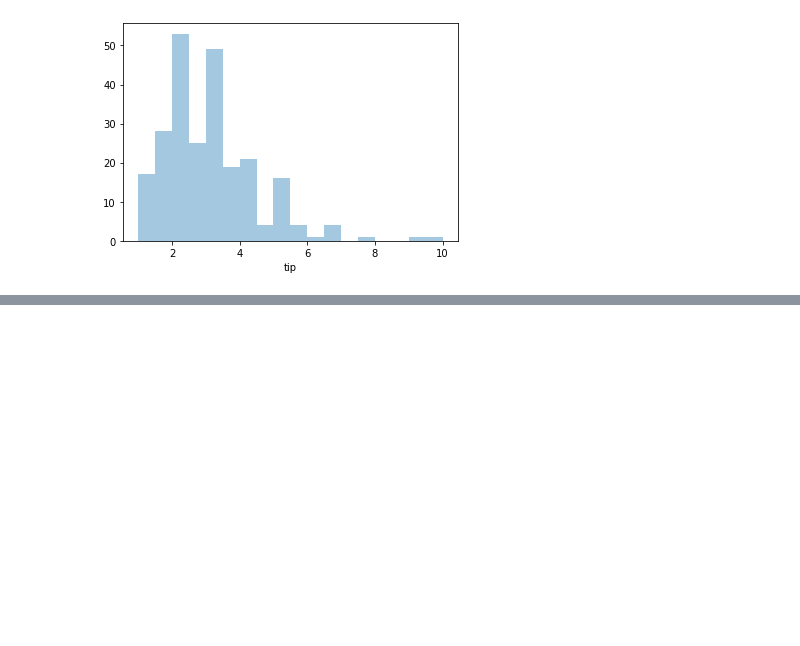
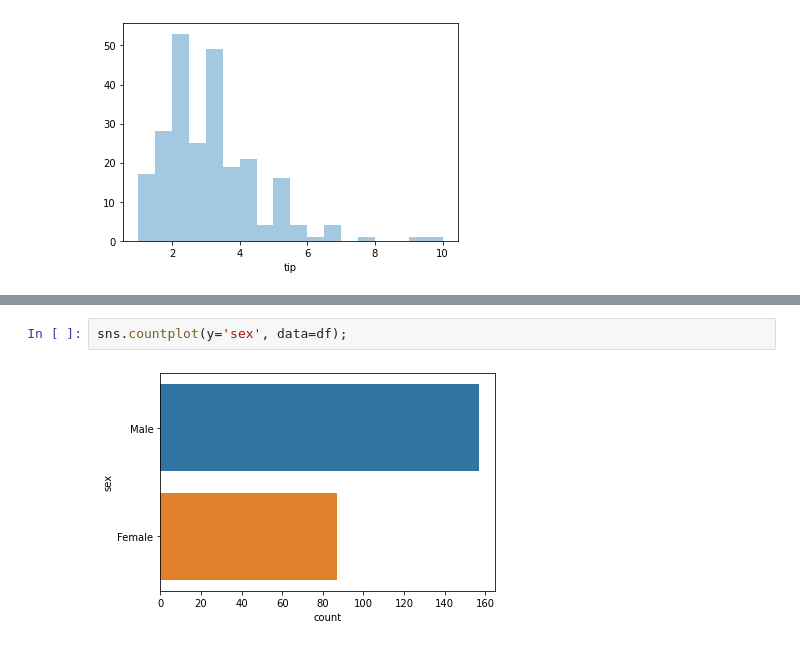
Before and after one commit to GKPSingh/MLplaylist, a Jupyter notebook: KNayak/Seaborn.ipynb, the cells around one changed output, grey strips where cells are left out. Drawn from its saved outputs; the diff is of its cells as text; blank space fills up the shorter version.

```diff
--- a/KNayak/Seaborn.ipynb
+++ b/KNayak/Seaborn.ipynb
@@ -75,0 +90,4 @@ sns.distplot(df['tip'],kde=False)
+# %%
+sns.countplot(y='sex', data=df);
+# %% [output]
+[figure, added]
```
Also changed, not shown: parts of 31 cells of this notebook.
